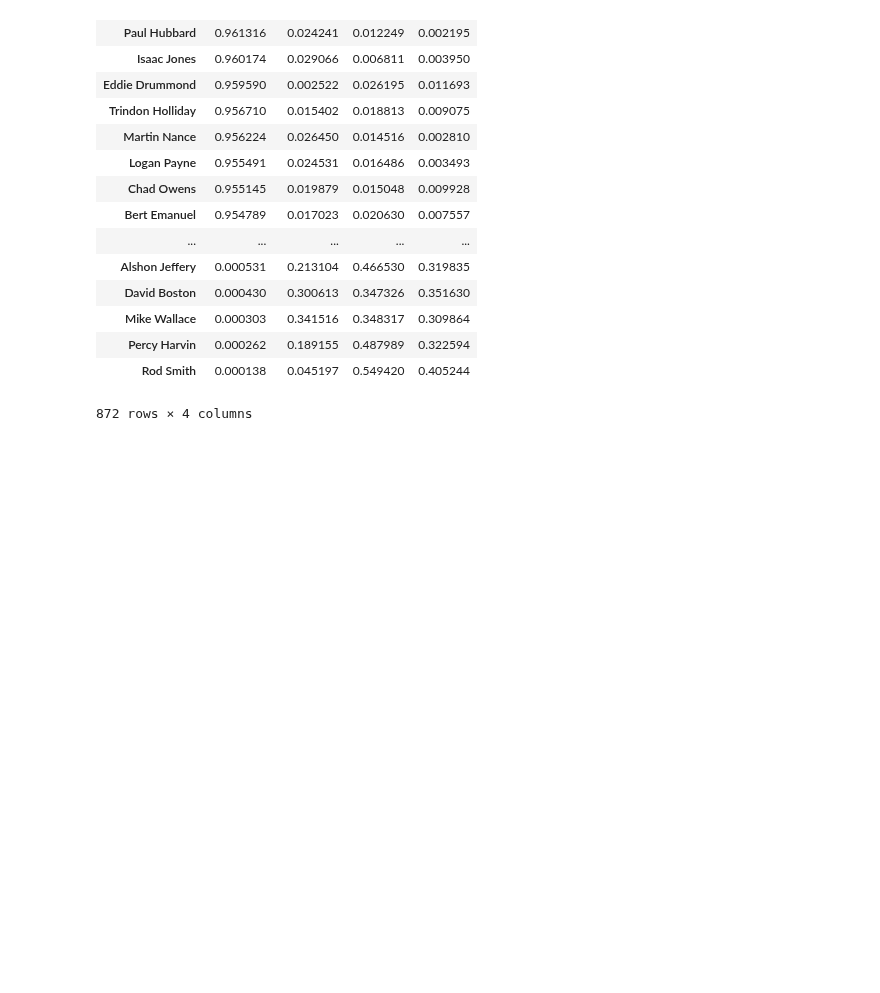
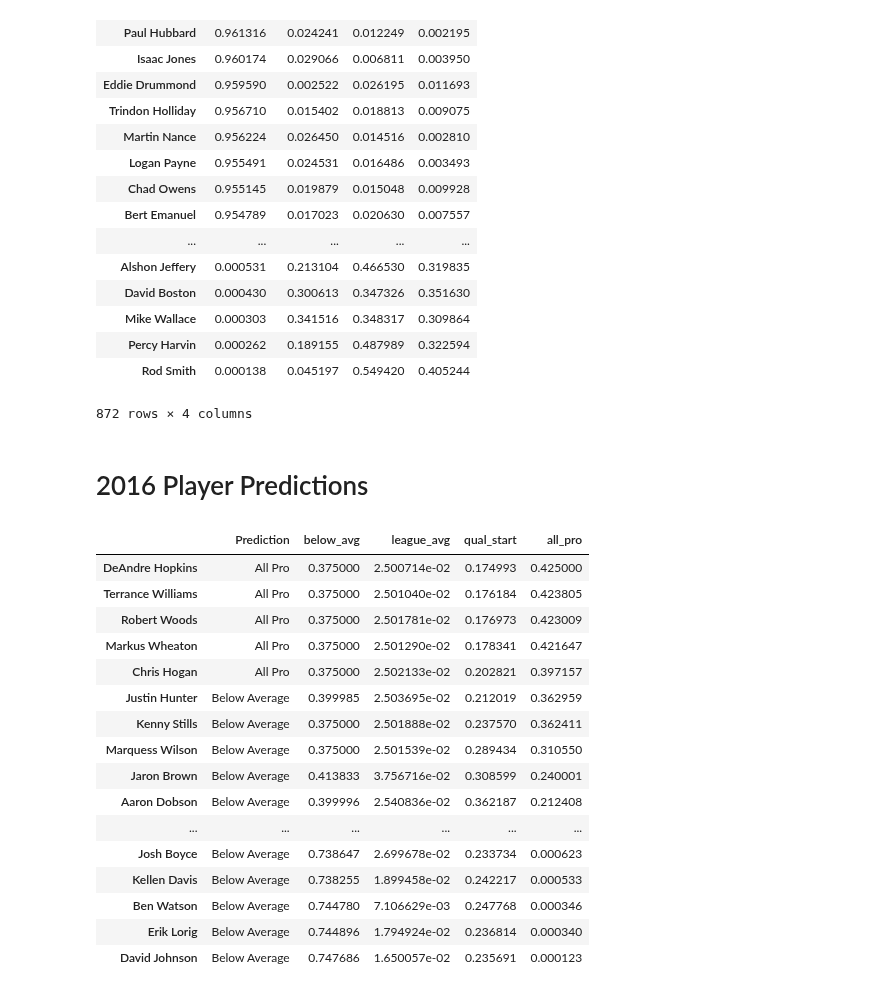
Before and after one commit to oneilltp18/GABBERT, a Jupyter notebook: wide_receivers/csv_update_model_build.ipynb, the cells around one changed output. Cells and saved outputs as stored; diff of their text form; code cells hidden in the pictures; blank space fills up the shorter version.

Commit message:
adding rook viz and pook predictions in notebook

```diff
--- a/wide_receivers/csv_update_model_build.ipynb
+++ b/wide_receivers/csv_update_model_build.ipynb
@@ -612,3 +613,38 @@ prob_df.sort('below_avg', ascending=False)
 | Percy Harvin | 0.000262 | 0.189155 | 0.487989 | 0.322594 |
 | Rod Smith | 0.000138 | 0.045197 | 0.549420 | 0.405244 |
 872 rows × 4 columns
+# %% [markdown]
+# 2016 Player Predictions
+# %%
+rooks_preds = voter_fit.predict(rooks_year_3_refined)
+rooks_preds_proba = voter_fit.predict_proba(rooks_year_3_refined)
+rooks_preds_df = pd.DataFrame(rooks_preds, index = rooks_year_3_refined.index,
+                            columns = ['Prediction'])
+rooks_preds_df['Prediction'] = rooks_preds_df['Prediction'].map(
+                                {0:'Below Average',
+                                 1:'League Average',
+                                 2:'Quality Starter',
+                                 3:'All Pro'})
+rooks_preds_proba = pd.DataFrame(rooks_preds_proba, index = rooks_year_3_refined.index,
+                                columns = ['below_avg', 'league_avg', 'qual_start', 'all_pro'])
+
+rooks_preds_df = rooks_preds_df.join(rooks_preds_proba)
+rooks_preds_df.sort_values('all_pro', ascending = False)
+# %% [output]
+|  | Prediction | below_avg | league_avg | qual_start | all_pro |
+| DeAndre Hopkins | All Pro | 0.375000 | 2.500714e-02 | 0.174993 | 0.425000 |
+| Terrance Williams | All Pro | 0.375000 | 2.501040e-02 | 0.176184 | 0.423805 |
+| Robert Woods | All Pro | 0.375000 | 2.501781e-02 | 0.176973 | 0.423009 |
+| Markus Wheaton | All Pro | 0.375000 | 2.501290e-02 | 0.178341 | 0.421647 |
+| Chris Hogan | All Pro | 0.375000 | 2.502133e-02 | 0.202821 | 0.397157 |
+| Justin Hunter | Below Average | 0.399985 | 2.503695e-02 | 0.212019 | 0.362959 |
+| Kenny Stills | Below Average | 0.375000 | 2.501888e-02 | 0.237570 | 0.362411 |
+| Marquess Wilson | Below Average | 0.375000 | 2.501539e-02 | 0.289434 | 0.310550 |
+| Jaron Brown | Below Average | 0.413833 | 3.756716e-02 | 0.308599 | 0.240001 |
+| Aaron Dobson | Below Average | 0.399996 | 2.540836e-02 | 0.362187 | 0.212408 |
+| ... | ... | ... | ... | ... | ... |
+| Josh Boyce | Below Average | 0.738647 | 2.699678e-02 | 0.233734 | 0.000623 |
+| Kellen Davis | Below Average | 0.738255 | 1.899458e-02 | 0.242217 | 0.000533 |
+| Ben Watson | Below Average | 0.744780 | 7.106629e-03 | 0.247768 | 0.000346 |
+| Erik Lorig | Below Average | 0.744896 | 1.794924e-02 | 0.236814 | 0.000340 |
+| David Johnson | Below Average | 0.747686 | 1.650057e-02 | 0.235691 | 0.000123 |
```
Also changed, not shown: parts of 4 cells of this notebook, 1 other file.
